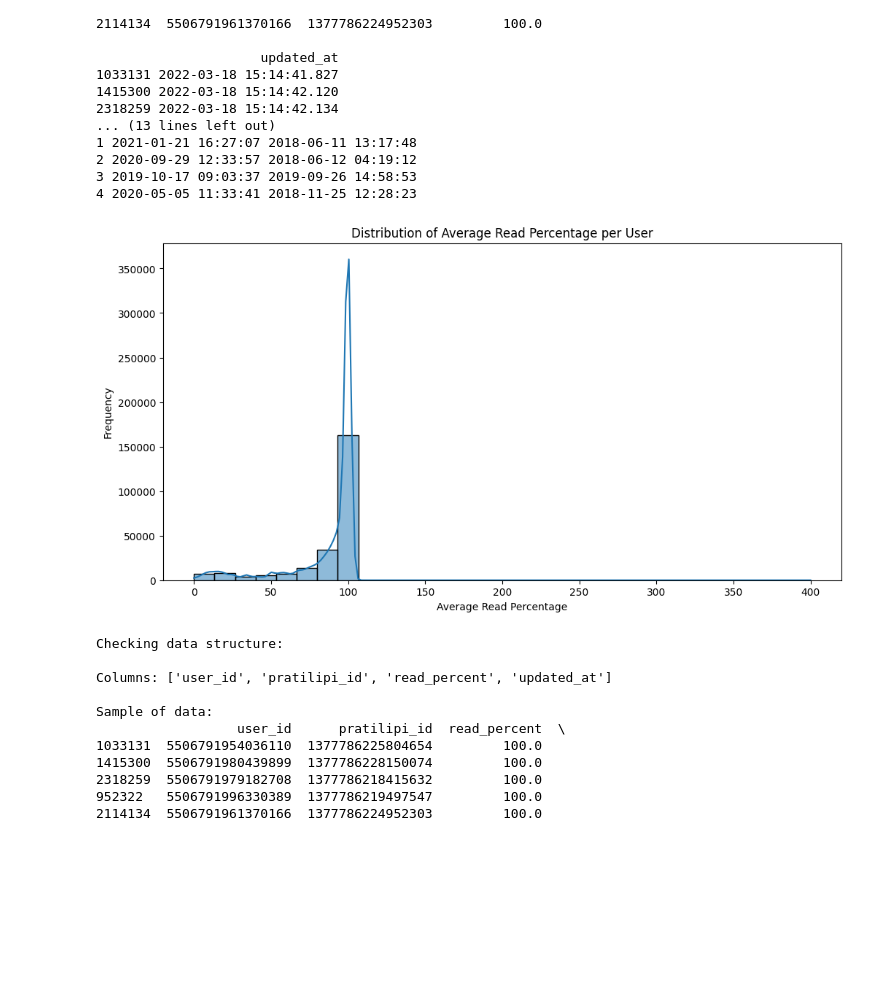
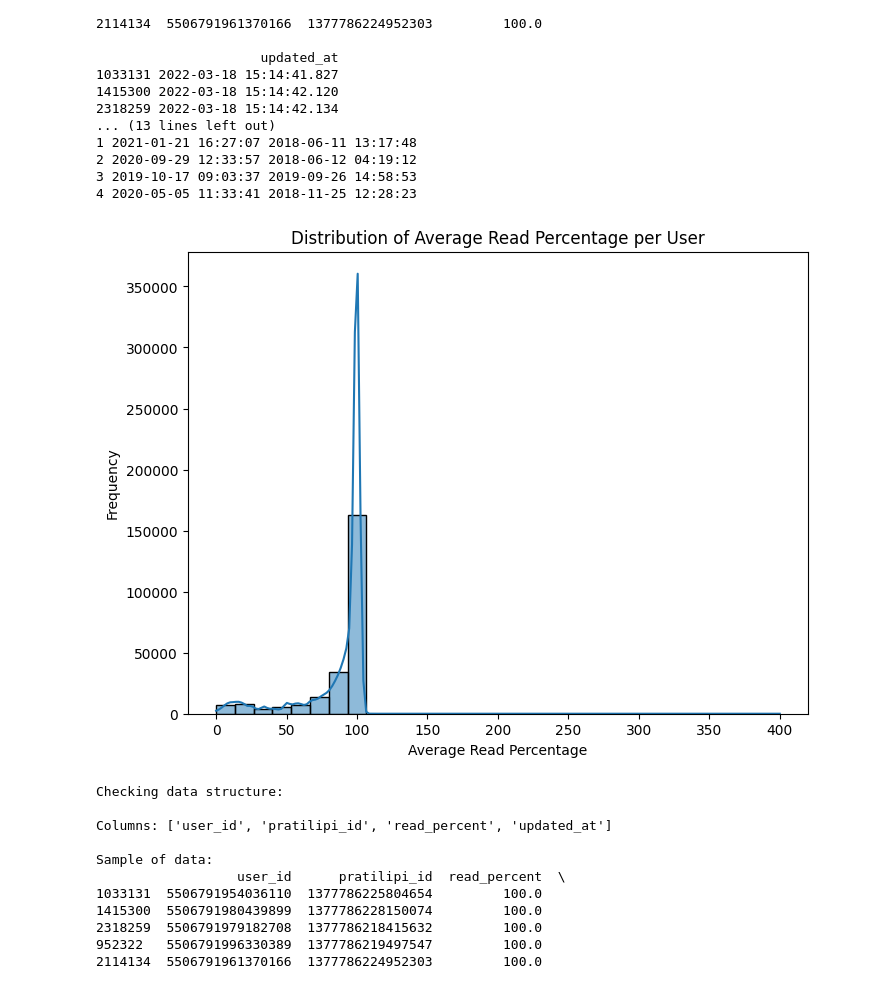
Before and after one commit to sayan-does/pratilipi, a Jupyter notebook: reccomendation_experiment.ipynb, the cells around one changed output. Cells and saved outputs as stored; diff of their text form; code cells hidden in the pictures; blank space fills up the shorter version.

```diff
--- a/reccomendation_experiment.ipynb
+++ b/reccomendation_experiment.ipynb
@@ -79,30 +79,30 @@ User Interactions:
 # %%
 import pandas as pd
 import matplotlib.pyplot as plt
 import seaborn as sns
 
 user_interactions = interactions_df
 
 user_interactions['updated_at'] = pd.to_datetime(
     user_interactions['updated_at'])
 
 #Aggregate reading behavior
 user_reading_stats = user_interactions.groupby('user_id').agg({
     'read_percent': ['mean', 'median', 'count']
 }).reset_index()
 
 user_reading_stats.columns = [
     'user_id', 'avg_read_percentage', 'median_read_percentage', 'total_reads']
 
 #Plot reading behavior distribution
-plt.figure(figsize=(12, 6))
+plt.figure(figsize=(8, 6))
 sns.histplot(user_reading_stats['avg_read_percentage'], bins=30, kde=True)
 plt.title('Distribution of Average Read Percentage per User')
 plt.xlabel('Average Read Percentage')
 plt.ylabel('Frequency')
 plt.show()
 # %% [output]
-[figure, old version]
+[figure, new version]
 # %%
 print("Checking data structure:")
 print("\nColumns:", interactions_df.columns.tolist())
```
Also changed, not shown: parts of 3 cells of this notebook.
